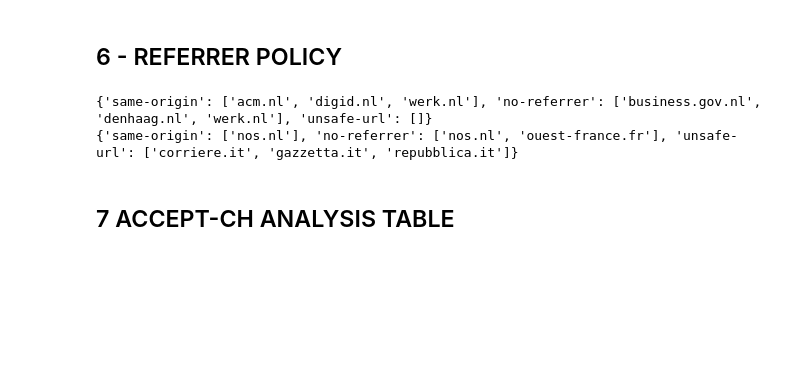
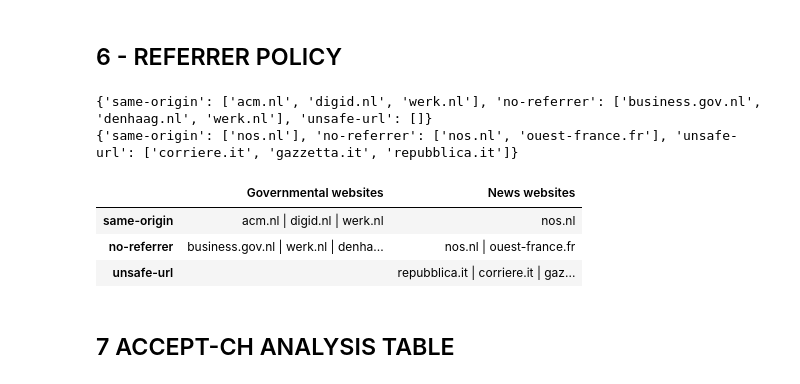
Before and after one commit to jeka-e/WebCrawler, a Jupyter notebook: analysis/analysis.ipynb, the cells around one changed output. Drawn from its saved outputs; the diff is of its cells as text; code cells hidden in the pictures; blank space fills up the shorter version.

```diff
--- a/analysis/analysis.ipynb
+++ b/analysis/analysis.ipynb
@@ -529,6 +529,27 @@ print(all_referrer_policies_news)
 # %% [output]
 {'same-origin': ['acm.nl', 'digid.nl', 'werk.nl'], 'no-referrer': ['business.gov.nl', 'denhaag.nl', 'werk.nl'], 'unsafe-url': []}
 {'same-origin': ['nos.nl'], 'no-referrer': ['nos.nl', 'ouest-france.fr'], 'unsafe-url': ['corriere.it', 'gazzetta.it', 'repubblica.it']}
+# %%
+def list_to_string(lst):
+    return ' | '.join(lst) if lst else ''
+
+gov_info_str = {key: list_to_string(value) for key, value in all_referrer_policies_gov.items()}
+news_info_str = {key: list_to_string(value) for key, value in all_referrer_policies_news.items()}
+
+# Create DataFrame
+df_ref_policy = pd.DataFrame({
+    'Governmental websites': gov_info_str.values(),
+    'News websites': news_info_str.values()
+}, index=gov_info_str.keys())
+
+# Show DataFrame
+df_ref_policy
+# print(df_ref_policy.to_latex())
+# %% [output]
+|  | Governmental websites | News websites |
+| same-origin | acm.nl | digid.nl | werk.nl | nos.nl |
+| no-referrer | business.gov.nl | werk.nl | denha... | nos.nl | ouest-france.fr |
+| unsafe-url |  | repubblica.it | corriere.it | gaz... |
 # %% [markdown]
 ## 7 ACCEPT-CH ANALYSIS TABLE
 # %%
```
Also changed, not shown: parts of 1 cell of this notebook.
